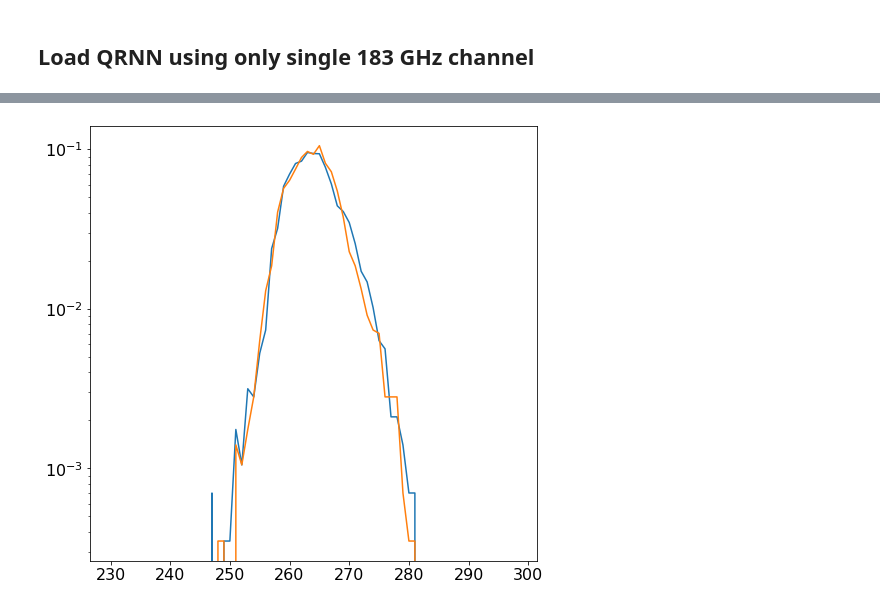
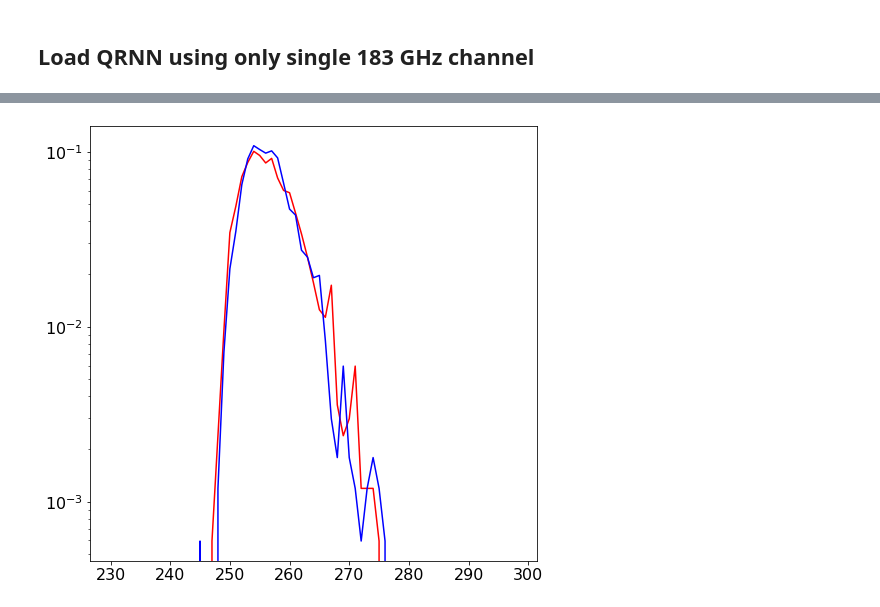
Before and after one commit to SEE-GEO/aws, a Jupyter notebook: ICI/statistics.ipynb, the cells around one changed output, grey strips where cells are left out. Drawn from its saved outputs; the diff is of its cells as text; code cells hidden in the pictures.

```diff
--- a/ICI/statistics.ipynb
+++ b/ICI/statistics.ipynb
@@ -6,7 +6,7 @@ import ipywidgets as w
 import matplotlib.pyplot as plt
 import numpy as np
 import netCDF4
-plt.rcParams.update({'font.size': 16})
+plt.rcParams.update({'font.size': 20})
 from matplotlib.ticker import (MultipleLocator, FormatStrFormatter,
                                AutoMinorLocator)
 
@@ -21,7 +55,7 @@ width     = 128
 quantiles = np.array([0.002, 0.03, 0.16, 0.5, 0.84, 0.97, 0.998])
 batchSize = 128
 
-target = 'I1V'
+target = 'I2V'
 
 
 inChannels = np.array(['I1V', 'I2V', 'I3V', 'I5V' , 'I6V', 'I7V', 'I8V', 'I9V', 'I10V', 'I11V'])
@@ -49,7 +83,7 @@ qrnn_ici_4_128_I1V.nc
 # %% [markdown]
 #### predict the expectation value
 # %%
-y_pre, y_prior, y0, y, y_pos_mean = statistics.predict(data, qrnn)
+y_pre, y_prior, y0, y, y_pos_mean = statistics.predict(data, qrnn, add_noise = True)
 
 
 binstep = 0.5
@@ -220,7 +297,7 @@ x_noise = data.add_noise(data.x, data.index)
 file = 'qrnn_ici_%s_%s_%s_single.nc'%(depth, width, target)
 print (file)
 qrnn = QRNN.load(file)
-y_pre, y_prior, y0, y, y_pos_mean = statistics.predict(data, qrnn)
+y_pre, y_prior1, y01, y, y_pos_mean1 = statistics.predict(data, qrnn, add_noise = True)
 
 
 binstep = 0.5
@@ -419,22 +479,22 @@ i183
 # %%
 im = np.abs(y_pre[:, iq] - y_prior[:, i183]) > 5.0
 d = y_pre_all[:, iq] - y_pre[:, iq]
 
 bins = np.arange(230, 300, 1)
 
-hist = np.histogram( y_pre_all[im, iq]  , bins, density = True)
+hist = np.histogram( y_pre_all[im, iq], bins, density = True)
 
 fig, ax = plt.subplots(1, 1, figsize = [8, 8])
 
-ax.plot(bins[:-1], hist[0])
+ax.plot(bins[:-1], hist[0], 'r')
 ax.set_yscale('log')
 
-hist = np.histogram( y_pre[im, iq] , bins, density = True)
-ax.plot(bins[:-1], hist[0])
+hist = np.histogram( y_pre[im, iq], bins, density = True)
+ax.plot(bins[:-1], hist[0], 'b')
 
 ax.set_yscale('log')
 # %% [output]
-[figure, old version]
+[figure, new version]
 # %%
 from statistics import density
 fig, ax = plt.subplots(1,1, figsize = [8, 8])
```
Also changed, not shown: parts of 41 cells of this notebook, 23 other files.
